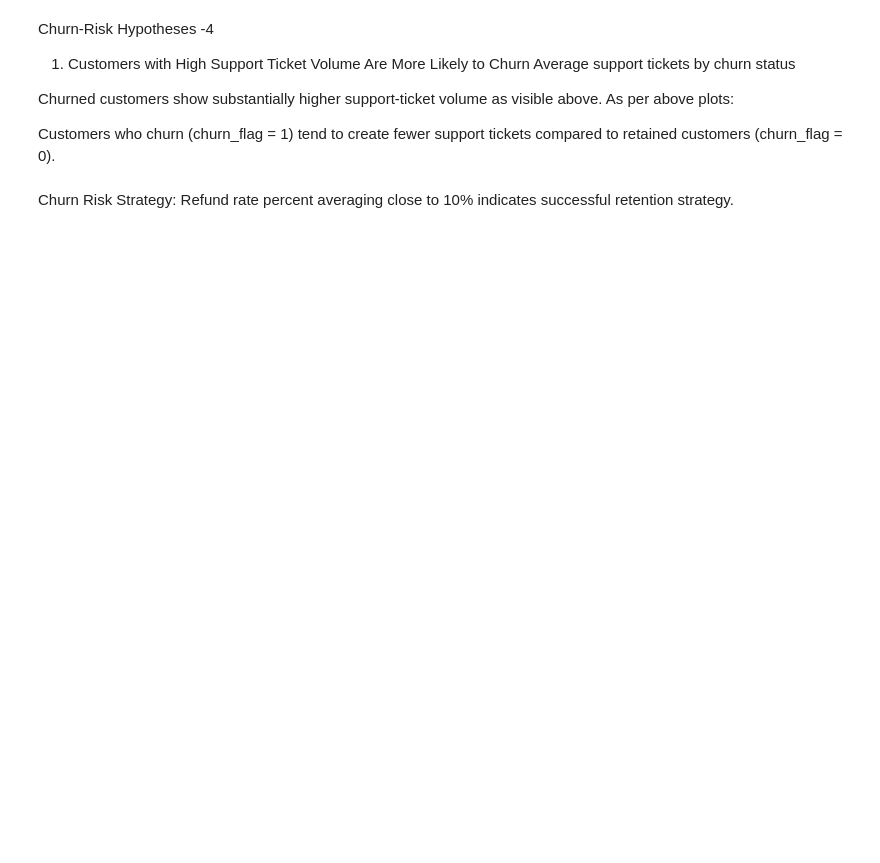
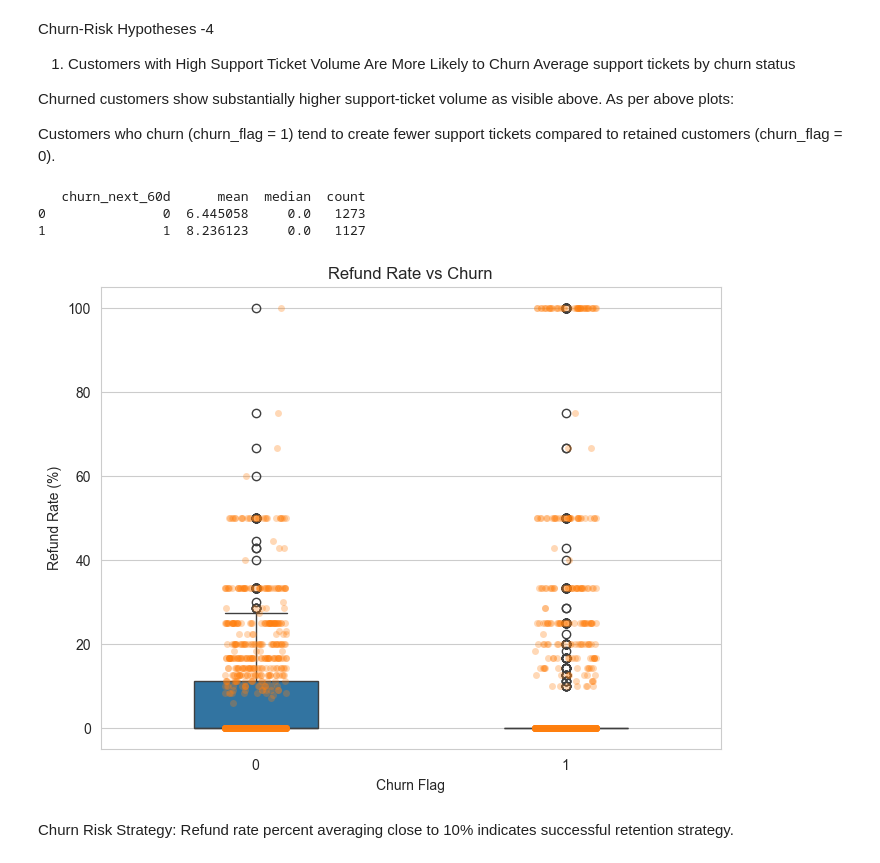
Before and after one commit to ppandey1234/d2c-churn-eda, a Jupyter notebook: eda_audit.ipynb, the cells around one changed output. Cells and saved outputs as stored; diff of their text form; code cells hidden in the pictures; blank space fills up the shorter version.

```diff
--- a/eda_audit.ipynb
+++ b/eda_audit.ipynb
@@ -752,43 +608,48 @@ refund_rate['refund_rate'] = (
 
 # Step 2: Merge with churn labels
 refund_churn = refund_rate.merge(
-    churn_labels,
+    labels,
     on='customer_id',
     how='inner'
 )
 
 # Step 3: Summary table
 summary_table = (
-    refund_churn.groupby('churn_flag')['refund_rate']
+    refund_churn.groupby('churn_next_60d')['refund_rate']
     .agg(['mean', 'median', 'count'])
     .reset_index()
 )
 
 print(summary_table)
 
 # Step 4: Visualization
 plt.figure(figsize=(8,6))
 
 sns.boxplot(
     data=refund_churn,
-    x='churn_flag',
+    x='churn_next_60d',
     y='refund_rate',
     width=0.4
 )
 
 sns.stripplot(
     data=refund_churn,
-    x='churn_flag',
+    x='churn_next_60d',
     y='refund_rate',
     alpha=0.3,
     jitter=True
 )
 
 plt.title("Refund Rate vs Churn")
 plt.xlabel("Churn Flag")
 plt.ylabel("Refund Rate (%)")
 
 plt.show()
+# %% [output]
+   churn_next_60d      mean  median  count
+0               0  6.445058     0.0   1273
+1               1  8.236123     0.0   1127
+[figure, added]
 # %% [markdown]
 Churn Risk Strategy: Refund rate percent averaging close to 10% indicates successful retention strategy.
 # %%
```
Also changed, not shown: parts of 26 cells of this notebook.
